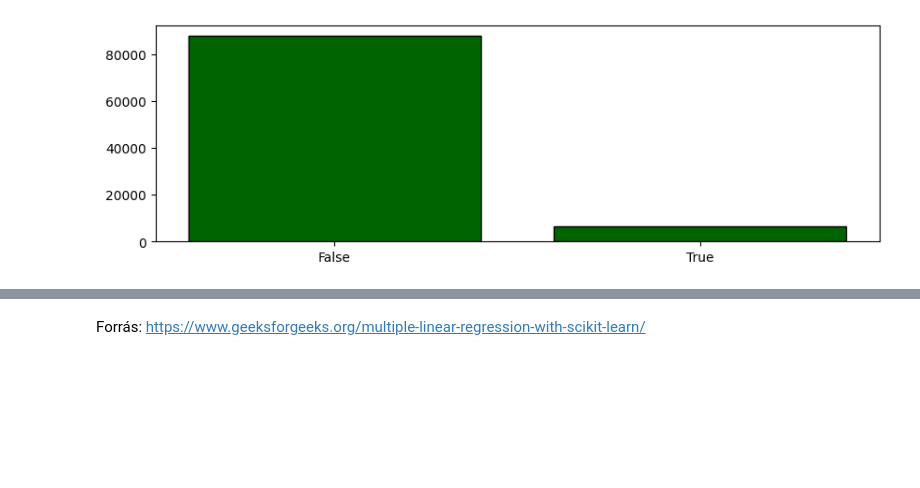
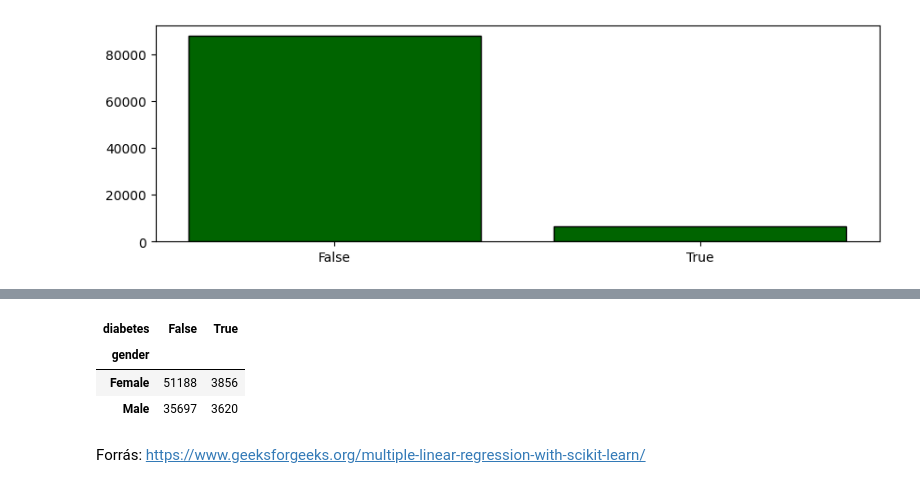
Before and after one commit to nemkin/matstat-diabetes, a Jupyter notebook: diabetes.ipynb, the cells around one changed output, grey strips where cells are left out. Saved outputs shown, nothing was run; the diff lists cells and outputs as text; code cells hidden in the pictures; blank space fills up the shorter version.

```diff
--- a/diabetes.ipynb
+++ b/diabetes.ipynb
@@ -437,3 +467,10 @@ Intercept:
+# %%
+pd.crosstab(df['gender'], df['diabetes'])
+# %% [output]
+| diabetes | False | True |
+| gender |  |  |
+| Female | 51188 | 3856 |
+| Male | 35697 | 3620 |
 # %% [markdown]
 Forrás: https://www.geeksforgeeks.org/multiple-linear-regression-with-scikit-learn/
 # %%
```
Also changed, not shown: parts of 20 cells of this notebook.
